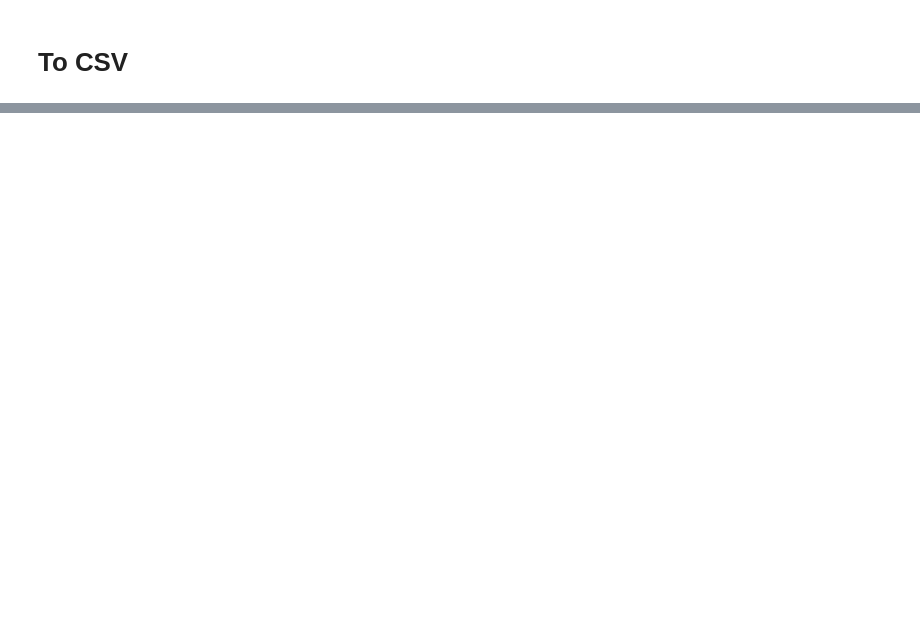
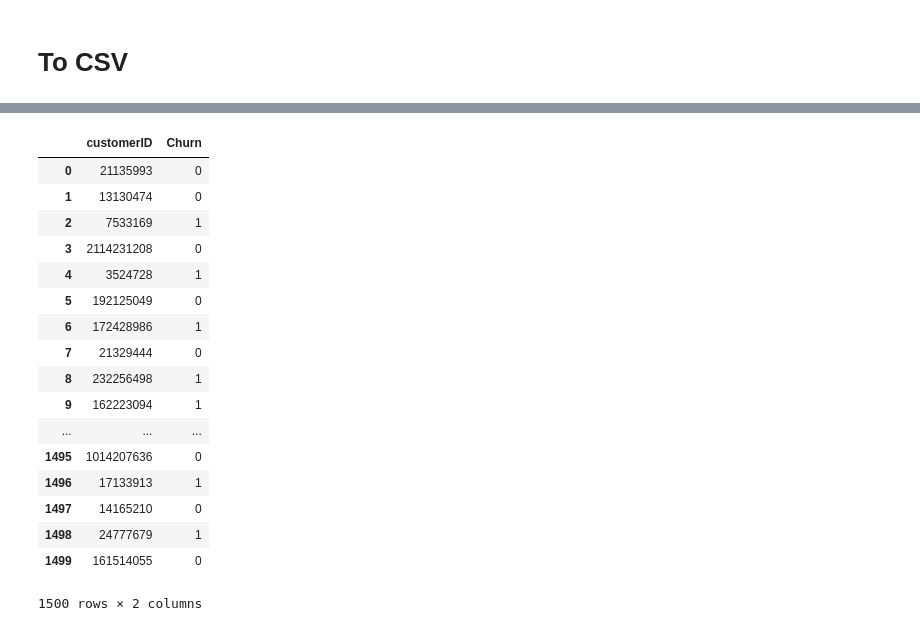
Before and after one commit to Thunkar/sitc_kaggle, a Jupyter notebook: Gnb.ipynb, the cells around one changed output, grey strips where cells are left out. Cells and saved outputs as stored; diff of their text form; code cells hidden in the pictures; blank space fills up the shorter version.

```diff
--- a/Gnb.ipynb
+++ b/Gnb.ipynb
@@ -202,7 +168,7 @@ dtype: object
 
 features = ['gender', 'SeniorCitizen', 'Partner', 'Dependents', 'tenure', 'PhoneService', 'MultipleLines','InternetService',
            'OnlineSecurity','OnlineBackup','DeviceProtection','TechSupport','StreamingTV','StreamingMovies','Contract',
-           'PaperlessBilling','PaymentMethod','MonthlyCharges']
+           'PaperlessBilling','PaymentMethod','MonthlyCharges', 'TotalCharges']
 # Transform dataframe in numpy arrays
 X = df[features].values
 y = df['Churn'].values
@@ -312,0 +318,24 @@ dfTest.loc[dfTest["PaperlessBilling"] == "Yes", "PaperlessBilling"] = 1
+# %%
+dataframeResult = pd.read_csv('./data-churn/test_nolabel.csv').filter(['customerID'], axis=1)
+churn = gnb.predict(dfTest)
+dataframeResult['Churn'] = churn
+dataframeResult[:]
+# %% [output]
+|  | customerID | Churn |
+| 0 | 21135993 | 0 |
+| 1 | 13130474 | 0 |
+| 2 | 7533169 | 1 |
+| 3 | 2114231208 | 0 |
+| 4 | 3524728 | 1 |
+| 5 | 192125049 | 0 |
+| 6 | 172428986 | 1 |
+| 7 | 21329444 | 0 |
+| 8 | 232256498 | 1 |
+| 9 | 162223094 | 1 |
+| ... | ... | ... |
+| 1495 | 1014207636 | 0 |
+| 1496 | 17133913 | 1 |
+| 1497 | 14165210 | 0 |
+| 1498 | 24777679 | 1 |
+| 1499 | 161514055 | 0 |
+1500 rows × 2 columns
```
Also changed, not shown: parts of 9 cells of this notebook, 1 other file.
